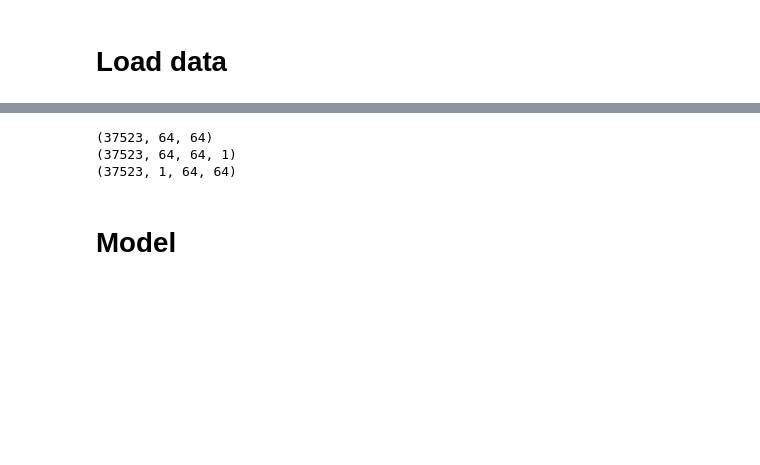
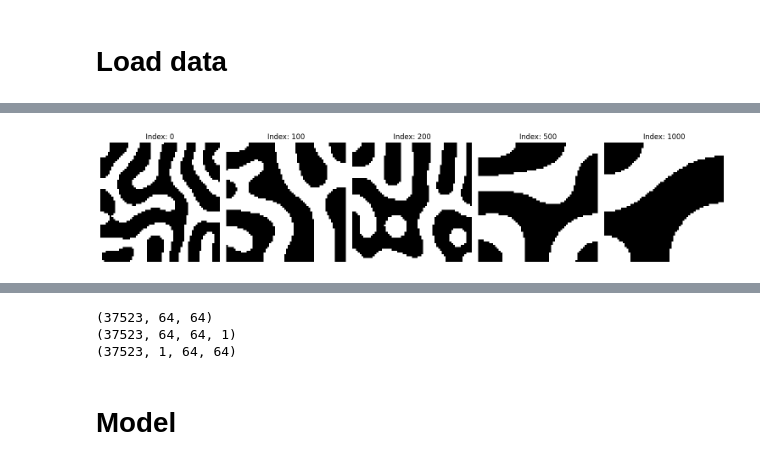
Before and after one commit to sedaoturak/dcgan_cahn-hilliard, a Jupyter notebook: DCGAN_Cahn_Hillard.ipynb, the cells around one changed output, grey strips where cells are left out. Cells and saved outputs as stored; diff of their text form; code cells hidden in the pictures; blank space fills up the shorter version.

```diff
--- a/DCGAN_Cahn_Hillard.ipynb
+++ b/DCGAN_Cahn_Hillard.ipynb
@@ -8,9 +8,25 @@ import torch.nn as nn
 import torch.nn.functional as F
 import torch.backends.cudnn as cudnn
 from torch.autograd.variable import Variable
+from torch.utils.data import Dataset
+from torchvision import datasets
+from torchvision.transforms import ToTensor
+from torch.utils.data import random_split
+from torch.utils.data import DataLoader
+import torch.optim as optim
 import torchvision
 from torchvision import datasets, models, transforms
 import matplotlib.pyplot as plt
 import numpy as np
 import random
-import tqdm.notebook
+from tqdm import tqdm
+
+import os
+try:
+	from google.colab import drive
+	IN_COLAB = True
+	drive.mount('/content/drive')
+	PATH = '/content/drive/MyDrive/Colab Notebooks/' # change this with your drive's path
+except:
+	IN_COLAB = False
+	PATH = os.getcwd()[:-9]
@@ -35,0 +43,14 @@ plt.show()
+# %%
+# visualize an image from dataset
+img = g.reshape(37523,64,64) # reshape image dataset so that you'll get (number of images, first dimension, second dimension)
+
+fig, axes = plt.subplots(1, 5, figsize=(15, 5))
+
+for i, idx in enumerate([0, 100, 200, 500, 1000]): #random indices of five images
+    axes[i].imshow(img[idx, :, :], interpolation='nearest', cmap='binary')
+    axes[i].set_title(f"Index: {idx}")
+    axes[i].axis('off')
+plt.tight_layout()
+plt.show()
+# %% [output]
+[figure, added]
```
Also changed, not shown: parts of 28 cells of this notebook.
